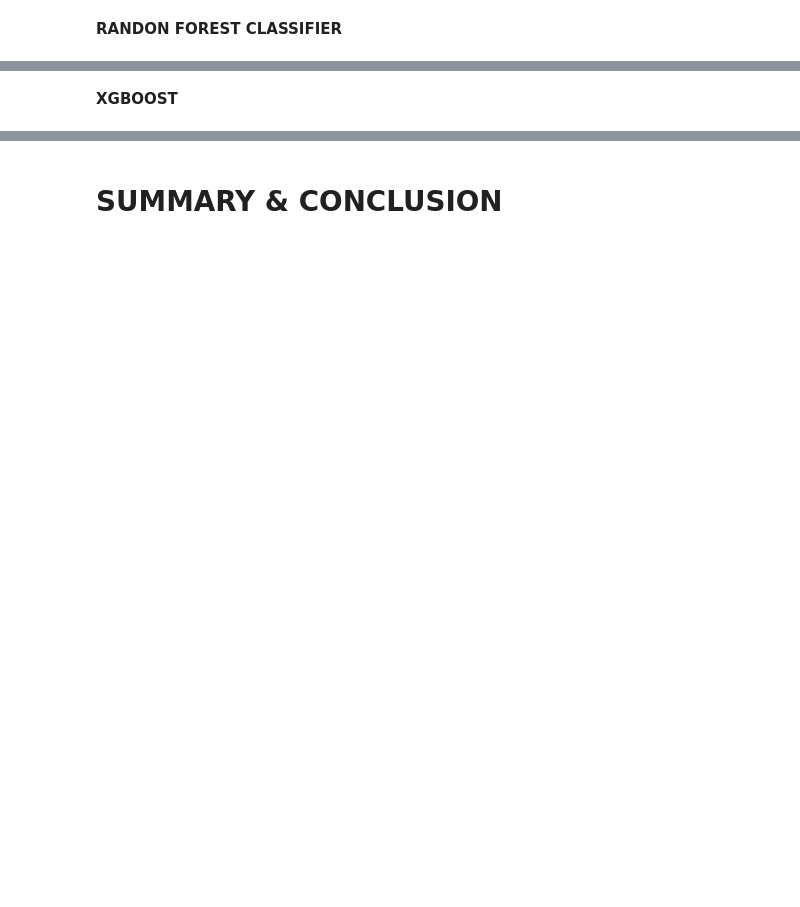
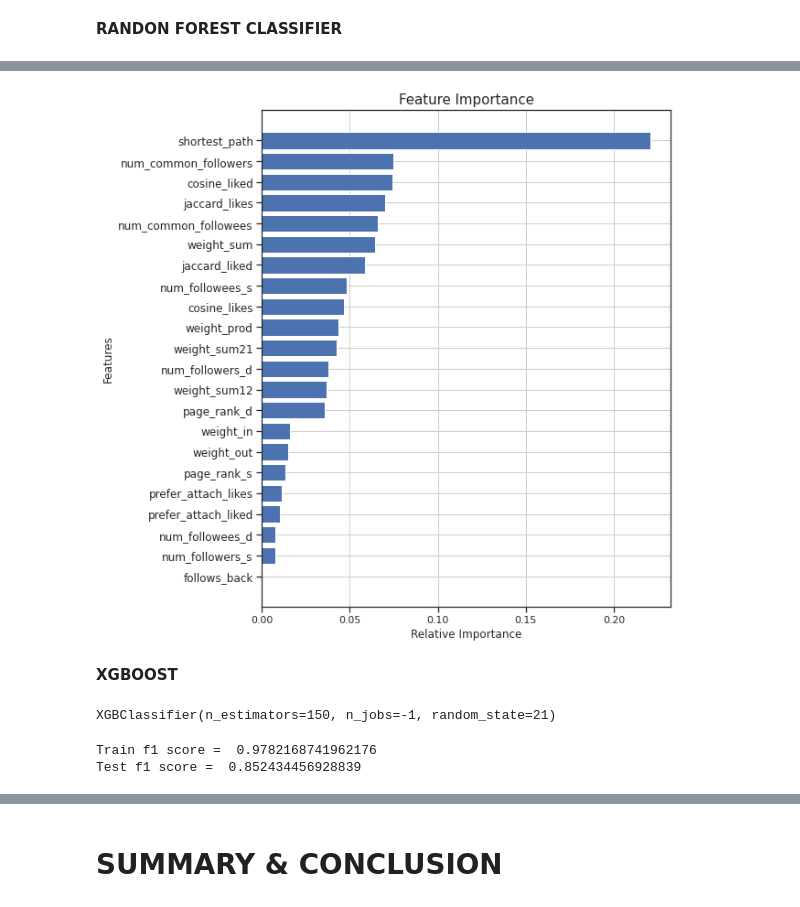
Before and after one commit to riaarun25/Link-Prediction-Python, a Jupyter notebook: SAIN.ipynb, the cells around one changed output, grey strips where cells are left out. Saved outputs shown, nothing was run; the diff lists cells and outputs as text; code cells hidden in the pictures; blank space fills up the shorter version.

```diff
--- a/SAIN.ipynb
+++ b/SAIN.ipynb
@@ -893,6 +886,5 @@ hdf.close()
 # **MACHINE LEARNING MODELS**
 # %%
 # read previously stored data
-my_path = '/content/gdrive/My Drive/Social Network Graph Link Prediction/data/'
-df_final_train = read_hdf(my_path + 'storage_sample_stage3.h5', 'train_df', mode = 'r')
-df_final_test = read_hdf(my_path + 'storage_sample_stage3.h5', 'test_df', mode = 'r')
+df_final_train = read_hdf('storage_sample_stage3_new.h5', 'train_df', mode = 'r')
+df_final_test = read_hdf('storage_sample_stage3_new.h5', 'test_df', mode = 'r')
@@ -923,16 +956,8 @@ clf.fit(X_train, y_train)
-# %%
-# plot the performance of model both on train data and cross validation data for each hyper parameter using a Seaborn Heatmap
-# reference -> https://kavisekhon.com/Grid%20Search.html
-
-sns.set()
-max_scores = pd.DataFrame(clf.cv_results_).groupby(
-            ['param_n_estimators', 'param_max_depth']).max().unstack()[
-            ['mean_train_score', 'mean_test_score']]
-
-fig, ax = plt.subplots(1,2, figsize=(15,4))
-sns.heatmap(max_scores.mean_train_score, annot = True, ax = ax[0], fmt = '.4g', cmap = "YlGnBu")
-sns.heatmap(max_scores.mean_test_score, annot = True, ax = ax[1], fmt ='.4g', cmap = "YlGnBu")
-
-ax[0].set_title('Train Set', fontsize = 15)
-ax[1].set_title('CV Set', fontsize = 15)
-plt.show()
+# %%
+from sklearn.ensemble import RandomForestClassifier
+
+#Create a Gaussian Classifier
+clf=RandomForestClassifier(n_estimators=200,n_jobs = -1, random_state = 42)
+#Train the model using the training sets y_pred=clf.predict(X_test)
+
+clf.fit(X_train,y_train)
@@ -939,12 +966,8 @@ plt.show()
 # %%
-# random forest classifier with optimal hyperparameters found above
-from sklearn.ensemble import RandomForestClassifier
 from sklearn.metrics import f1_score
 
-rfc = RandomForestClassifier(n_estimators = 150, max_depth = 15, random_state = 101, n_jobs = -1)
-rfc.fit(X_train, y_train)
-y_pred_train =  rfc.predict(X_train)
-y_pred_test = rfc.predict(X_test)
+y_pred_train =  clf.predict(X_train)
+y_pred_test = clf.predict(X_test)
 train_f1 = f1_score(y_train, y_pred_train)
 test_f1 = f1_score(y_test, y_pred_test)
 print("Train f1 score = ", train_f1)
@@ -1003,27 +1038,27 @@ print("Test Accuracy:", round(test_accuracy*100, 2), "%")
 # %%
 # relative feature importance
 
 features = X_train.columns
-importance = rfc.feature_importances_
+importance = clf.feature_importances_
 indices = (np.argsort(importance))[-25:] # top 25 features
 sns.set(style = 'ticks')
 plt.figure(figsize=(8, 10))
 plt.title('Feature Importance', fontsize = 15)
 plt.barh(range(len(indices)), importance[indices], align ='center')
 plt.yticks(range(len(indices)), [features[i] for i in indices], fontsize = 12)
 plt.xlabel('Relative Importance')
 plt.ylabel('Features')
 plt.grid()
 plt.show()
+# %% [output]
+[figure, added]
 # %% [markdown]
 **XGBOOST**
 # %%
 from xgboost.sklearn import XGBClassifier
-from sklearn.model_selection import GridSearchCV
 from sklearn.metrics import f1_score
 
-xgb = XGBClassifier(n_jobs = -1, random_state = 21)
-params = {'n_estimators': [150, 250, 500, 750],
-          'max_depth': [3, 5, 7, 15, 35]}
-clf = GridSearchCV(xgb, params, scoring = 'f1', cv = 5, return_train_score = True, n_jobs = -1)
-clf.fit(X_train, y_train)
+xgb = XGBClassifier(n_estimators=150,n_jobs = -1, random_state = 21)
+xgb.fit(X_train, y_train)
+# %% [output]
+XGBClassifier(n_estimators=150, n_jobs=-1, random_state=21)
@@ -1046,8 +1065,8 @@ plt.show()
 # %%
 # train xgboost model with the optimal hyperparameters found above
 
-xgb = XGBClassifier(n_estimators = 500, max_depth = 15, n_jobs = -1, random_state = 21)
-xgb.fit(X_train, y_train)
+#xgb = XGBClassifier(n_estimators = 500, max_depth = 15, n_jobs = -1, random_state = 21)
+#xgb.fit(X_train, y_train)
 y_pred_train =  xgb.predict(X_train)
 y_pred_test = xgb.predict(X_test)
 train_f1 = f1_score(y_train, y_pred_train)
@@ -1055,6 +1074,9 @@ test_f1 = f1_score(y_test, y_pred_test)
 
 print("Train f1 score = ", train_f1)
 print("Test f1 score = ", test_f1)
+# %% [output]
+Train f1 score =  0.9782168741962176
+Test f1 score =  0.852434456928839
 # %%
 # plotting confusion matrix, precision matrix and recall matrix
 
```
Also changed, not shown: parts of 39 cells of this notebook.
